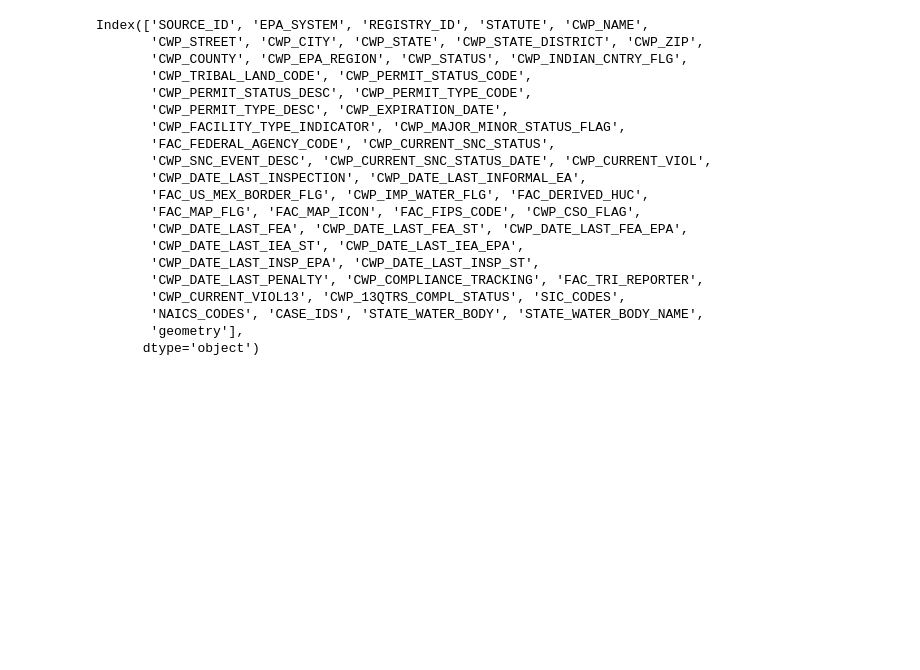
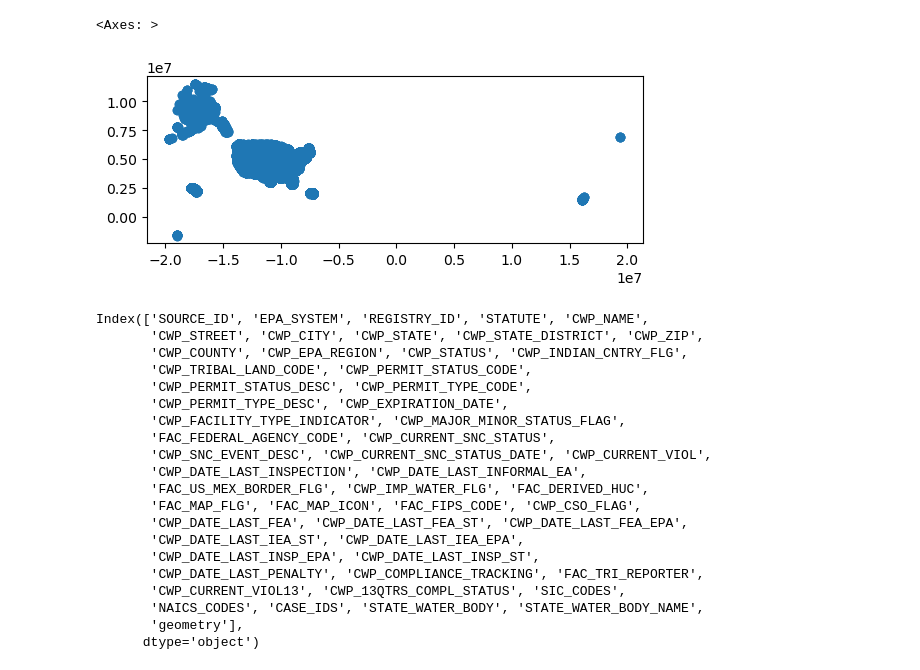
Before and after one commit to Yer1k/solar_wastewater, a Jupyter notebook: 10_code/Read Geopanda data.ipynb, the cells around one changed output. Drawn from its saved outputs; the diff is of its cells as text; code cells hidden in the pictures; blank space fills up the shorter version.

```diff
--- a/10_code/Read Geopanda data.ipynb
+++ b/10_code/Read Geopanda data.ipynb
@@ -21,4 +21,9 @@ gdf.sample(10)
 10 rows × 54 columns
+# %%
+gdf.plot()
+# %% [output]
+<Axes: >
+[figure, added]
 # %%
 # show column names
 gdf.columns
```
Also changed, not shown: parts of 8 cells of this notebook.
